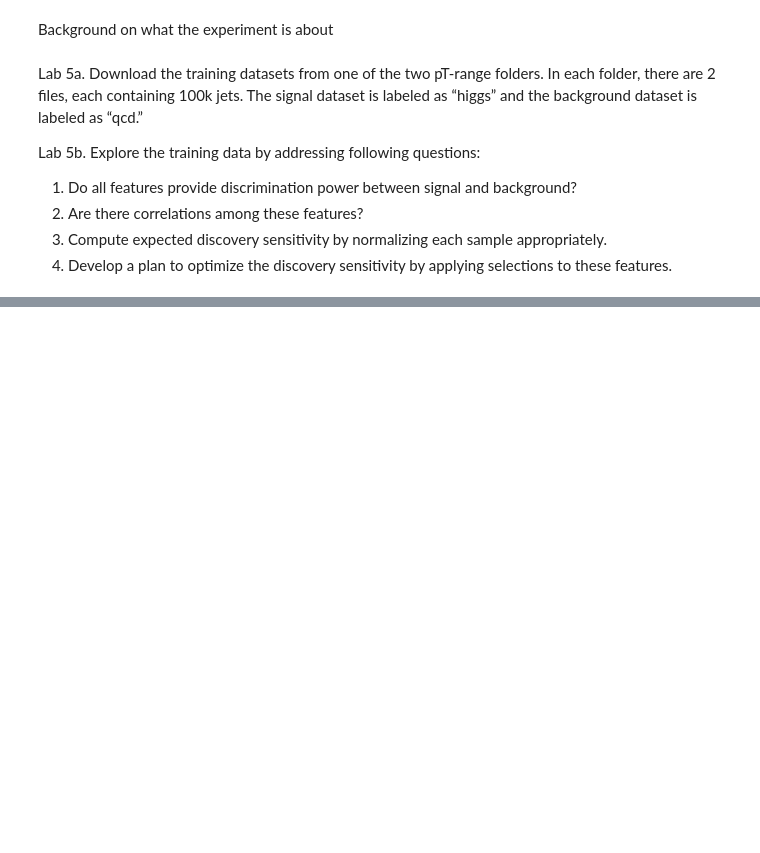
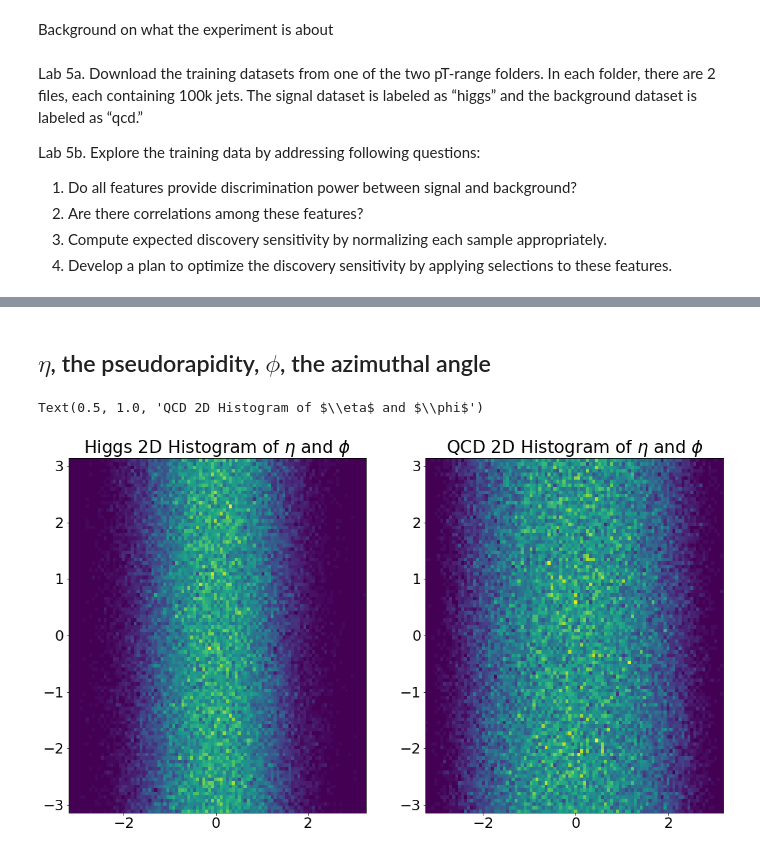
Before and after one commit to noahkim4648/Phys-434-Portfolio, a Jupyter notebook: Lab5.ipynb, the cells around one changed output, grey strips where cells are left out. Cells and saved outputs as stored; diff of their text form; code cells hidden in the pictures; blank space fills up the shorter version.

```diff
--- a/Lab5.ipynb
+++ b/Lab5.ipynb
@@ -94,0 +111,16 @@ plt.legend(['Higgs', 'QCD']);
+# %% [markdown]
+## $\eta$, the pseudorapidity, $\phi$, the azimuthal angle
+# %%
+H_n = signal['eta'][:]
+H_phi = signal['phi'][:]
+QCD_n = background['eta'][:]
+QCD_phi = background['phi'][:]
+
+fig2, ax = plt.subplots(1,2)
+ax[0].hist2d(H_n, H_phi, bins=100);
+ax[0].set_title('Higgs 2D Histogram of $\eta$ and $\phi$')
+ax[1].hist2d(QCD_n,QCD_phi,bins=100);
+ax[1].set_title('QCD 2D Histogram of $\eta$ and $\phi$')
+# %% [output]
+Text(0.5, 1.0, 'QCD 2D Histogram of $\\eta$ and $\\phi$')
+[figure, added]
```
Also changed, not shown: parts of 33 cells of this notebook.
